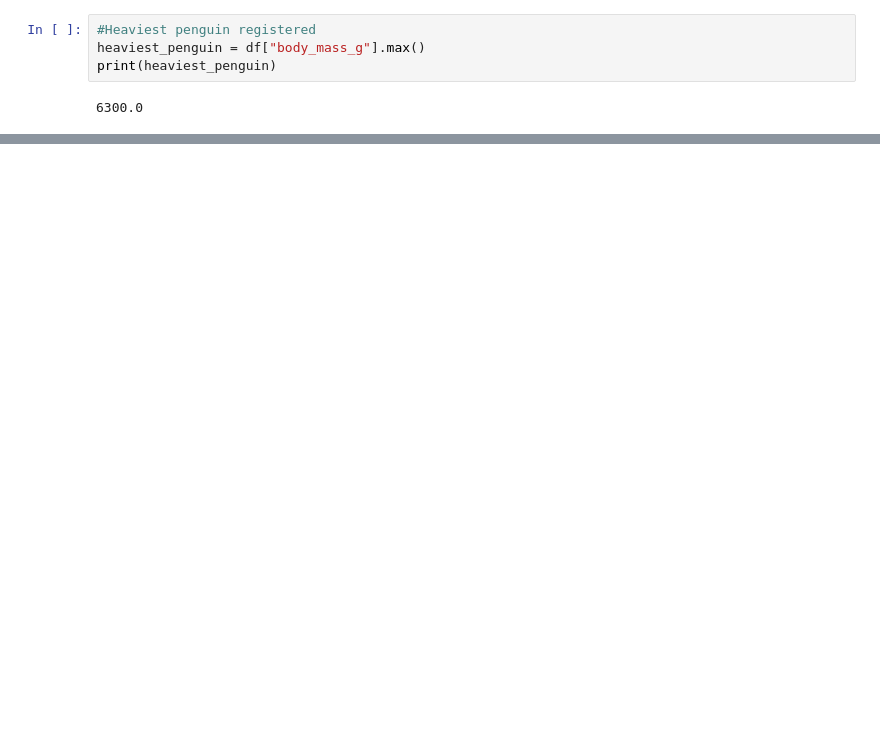
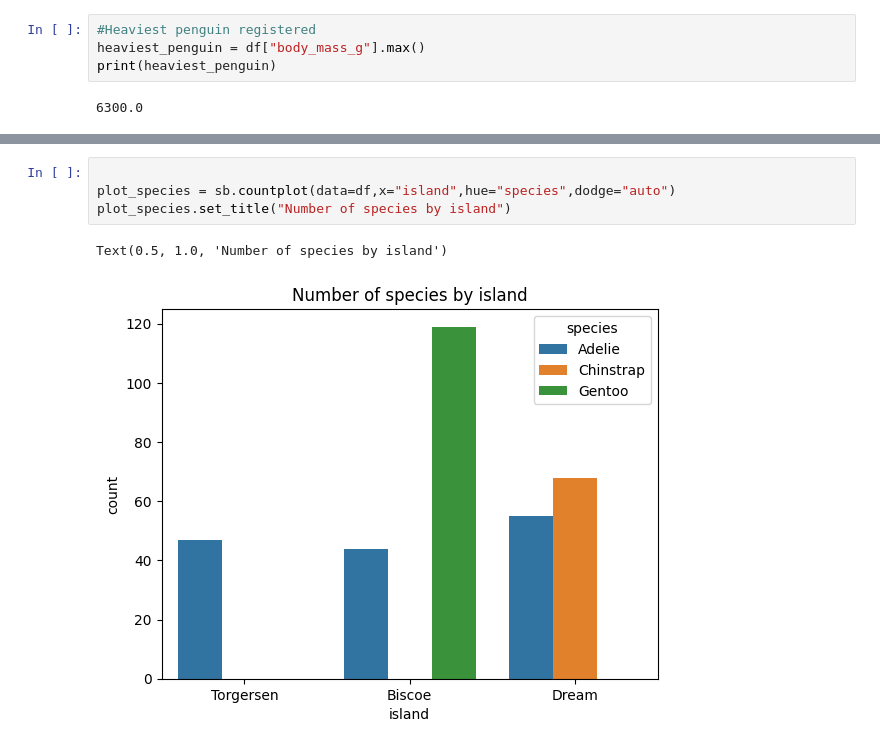
Before and after one commit to gas2345678/data_analysis-portfolio, a Jupyter notebook: Python/data_analysis_visualizations/penguins.ipynb, the cells around one changed output, grey strips where cells are left out. Cells and saved outputs as stored; diff of their text form; blank space fills up the shorter version.

```diff
--- a/Python/data_analysis_visualizations/penguins.ipynb
+++ b/Python/data_analysis_visualizations/penguins.ipynb
@@ -61,0 +66,7 @@ barplot_species = sb.countplot(data=df,x="species",hue="sex",palette="dark")
+# %%
+
+plot_species = sb.countplot(data=df,x="island",hue="species",dodge="auto")
+plot_species.set_title("Number of species by island")
+# %% [output]
+Text(0.5, 1.0, 'Number of species by island')
+[figure, added]
```
Also changed, not shown: parts of 4 cells of this notebook, 2 other files.
